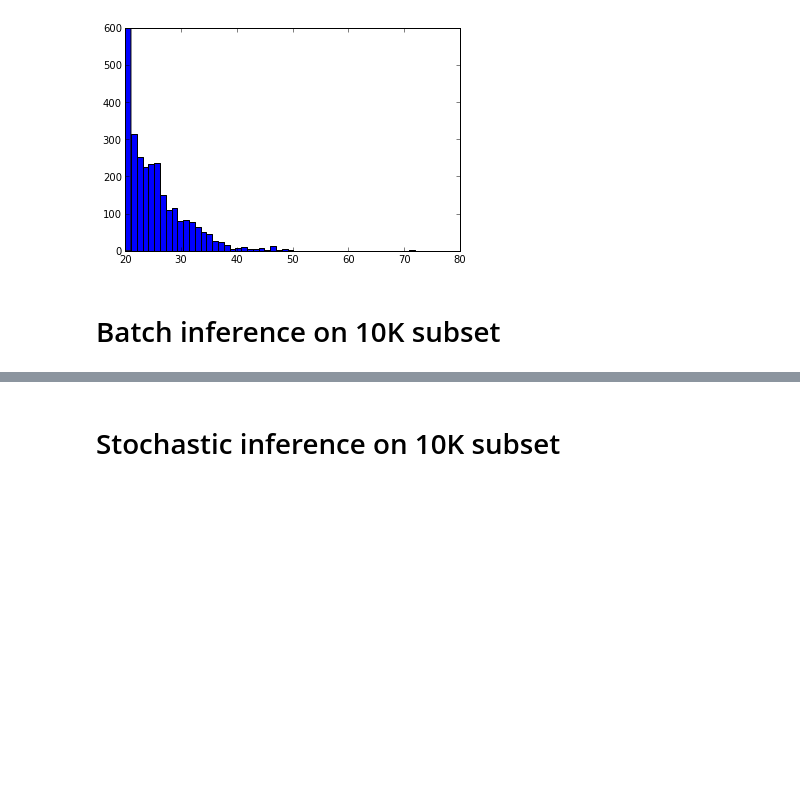
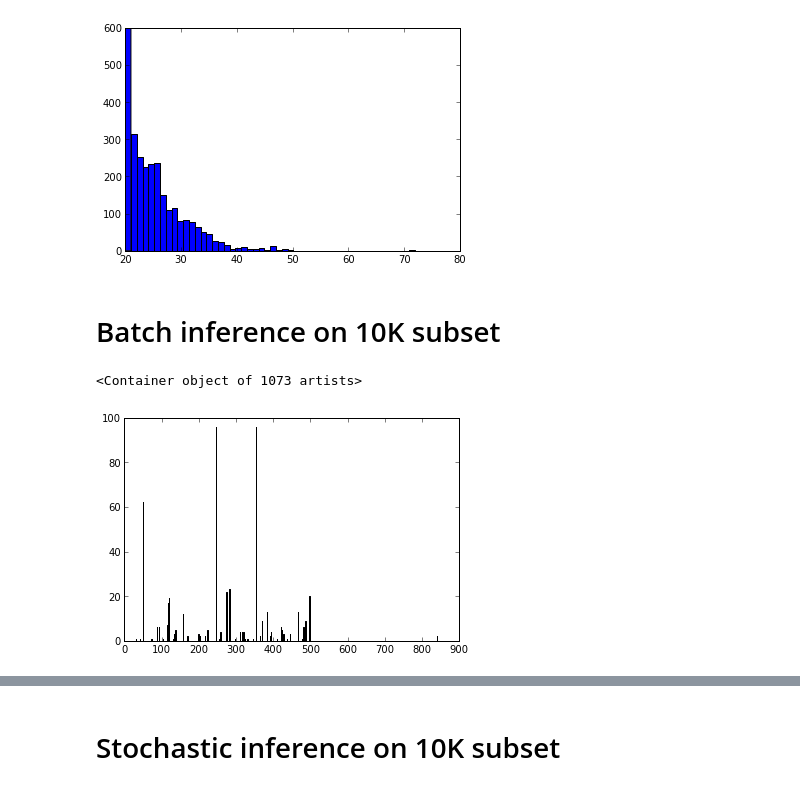
Before and after one commit to dawenl/stochastic_PMF, a Jupyter notebook: code/msd_rec/tagging.ipynb, the cells around one changed output, grey strips where cells are left out. Cells and saved outputs as stored; diff of their text form; code cells hidden in the pictures; blank space fills up the shorter version.

```diff
--- a/code/msd_rec/tagging.ipynb
+++ b/code/msd_rec/tagging.ipynb
@@ -71,8 +71,13 @@ for (i, tid) in enumerate(train_tracks_subset):
     tdir = os.path.join('vq_hist', '/'.join(tid[2:5]))
     vq = np.load(os.path.join(tdir, '%s_K%d.npy' % (tid, K))).ravel()
     bot = np.load(os.path.join(tdir, '%s_BoT.npy' % tid))
-    bot *= (vq.max() / 100.0)
+    bot[bot > 0] = 2
     X[i] = np.hstack((vq, bot))
+# %%
+bar(np.arange(D), X[1000])
+# %% [output]
+<Container object of 1073 artists>
+[figure, added]
 # %%
 X_test = np.empty((len(test_tracks_selected), K), dtype=int16)
 
```
Also changed, not shown: parts of 15 cells of this notebook, 1 other file.
